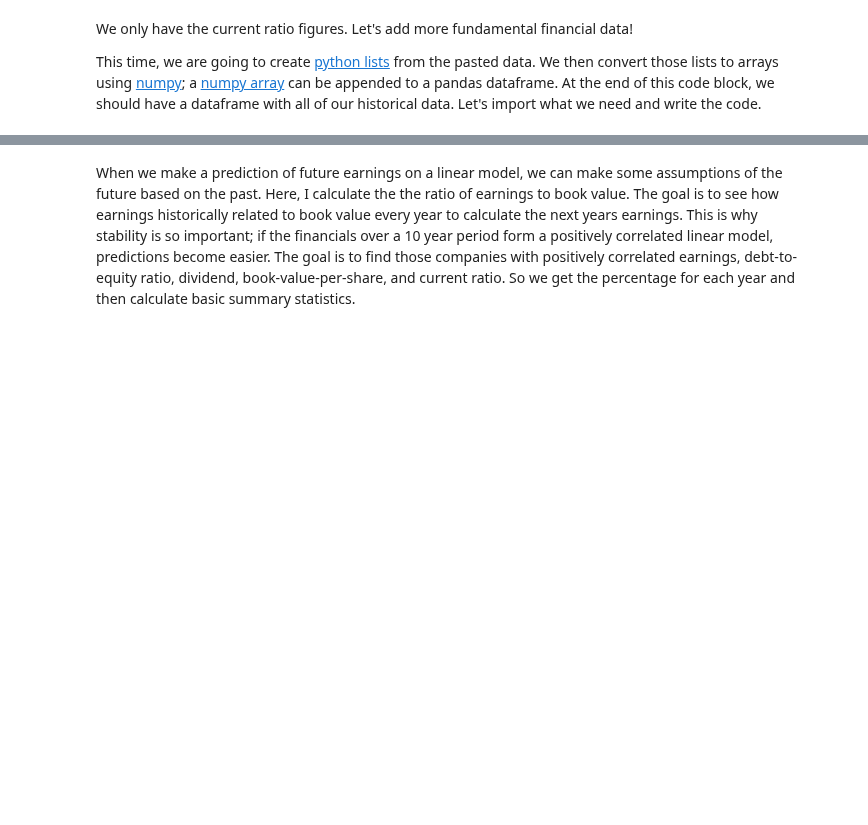
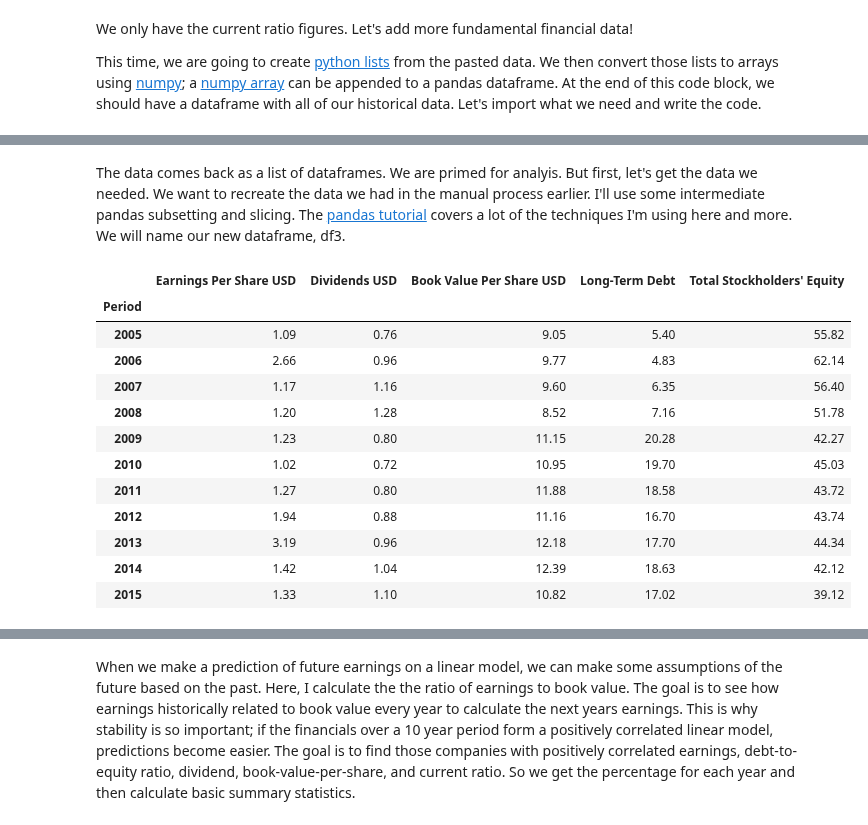
Before and after one commit to linwoodc3/LC3-Creations, a Jupyter notebook: notebooks/securityanalysis/opensourcetool_securityanalsys_pfizer.ipynb, the cells around one changed output, grey strips where cells are left out. Saved outputs shown, nothing was run; the diff lists cells and outputs as text; code cells hidden in the pictures; blank space fills up the shorter version.

```diff
--- a/notebooks/securityanalysis/opensourcetool_securityanalsys_pfizer.ipynb
+++ b/notebooks/securityanalysis/opensourcetool_securityanalsys_pfizer.ipynb
@@ -137,0 +253,19 @@ df; # remove semicolon to see output
+# %% [markdown]
+The data comes back as a list of dataframes.  We are primed for analyis.  But first, let's get the data we needed.  We want to recreate the data we had in the manual process earlier.  I'll use some intermediate pandas subsetting and slicing.  The [pandas tutorial](http://pandas.pydata.org/pandas-docs/stable/tutorials.html) covers a lot of the techniques I'm using here and more.  We will name our new dataframe, df3.
+# %%
+df3=pd.concat([PFE[0].transpose()[['Earnings Per Share USD','Dividends USD','Book Value Per Share USD']],PFE[8].transpose()[['Long-Term Debt','Total Stockholders\' Equity']]],axis=1)
+df3; # remove the semicolon to see the output
+# %% [output]
+|  | Earnings Per Share USD | Dividends USD | Book Value Per Share USD | Long-Term Debt | Total Stockholders' Equity |
+| Period |  |  |  |  |  |
+| 2005 | 1.09 | 0.76 | 9.05 | 5.40 | 55.82 |
+| 2006 | 2.66 | 0.96 | 9.77 | 4.83 | 62.14 |
+| 2007 | 1.17 | 1.16 | 9.60 | 6.35 | 56.40 |
+| 2008 | 1.20 | 1.28 | 8.52 | 7.16 | 51.78 |
+| 2009 | 1.23 | 0.80 | 11.15 | 20.28 | 42.27 |
+| 2010 | 1.02 | 0.72 | 10.95 | 19.70 | 45.03 |
+| 2011 | 1.27 | 0.80 | 11.88 | 18.58 | 43.72 |
+| 2012 | 1.94 | 0.88 | 11.16 | 16.70 | 43.74 |
+| 2013 | 3.19 | 0.96 | 12.18 | 17.70 | 44.34 |
+| 2014 | 1.42 | 1.04 | 12.39 | 18.63 | 42.12 |
+| 2015 | 1.33 | 1.10 | 10.82 | 17.02 | 39.12 |
```
Also changed, not shown: parts of 28 cells of this notebook.
